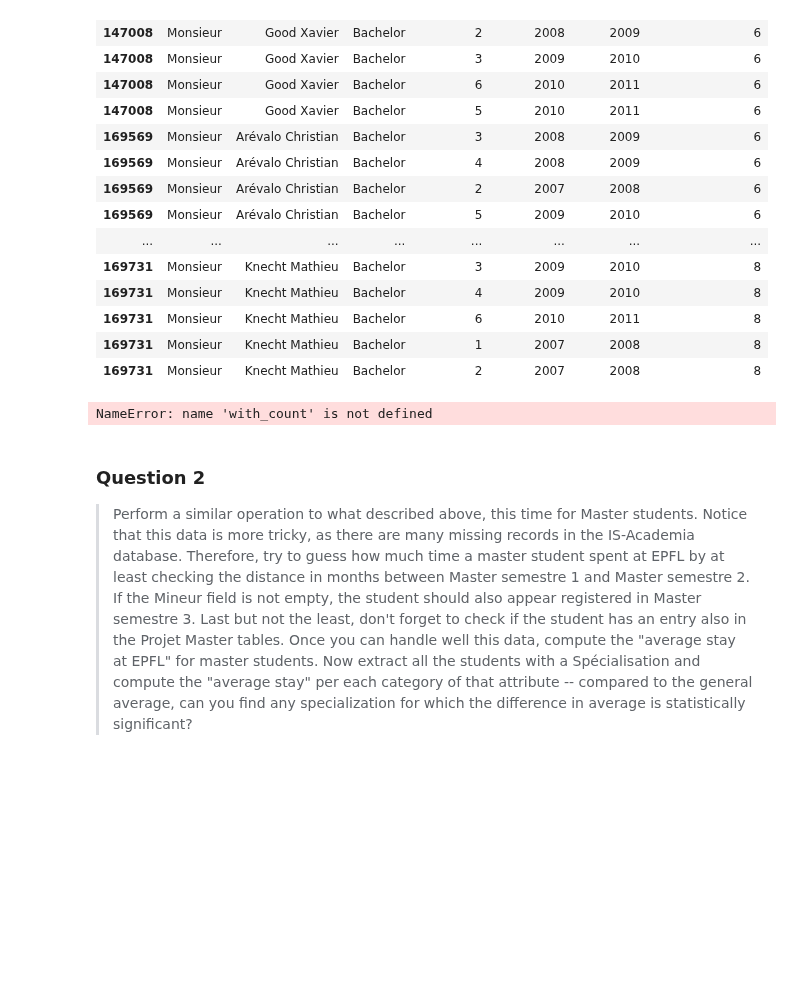
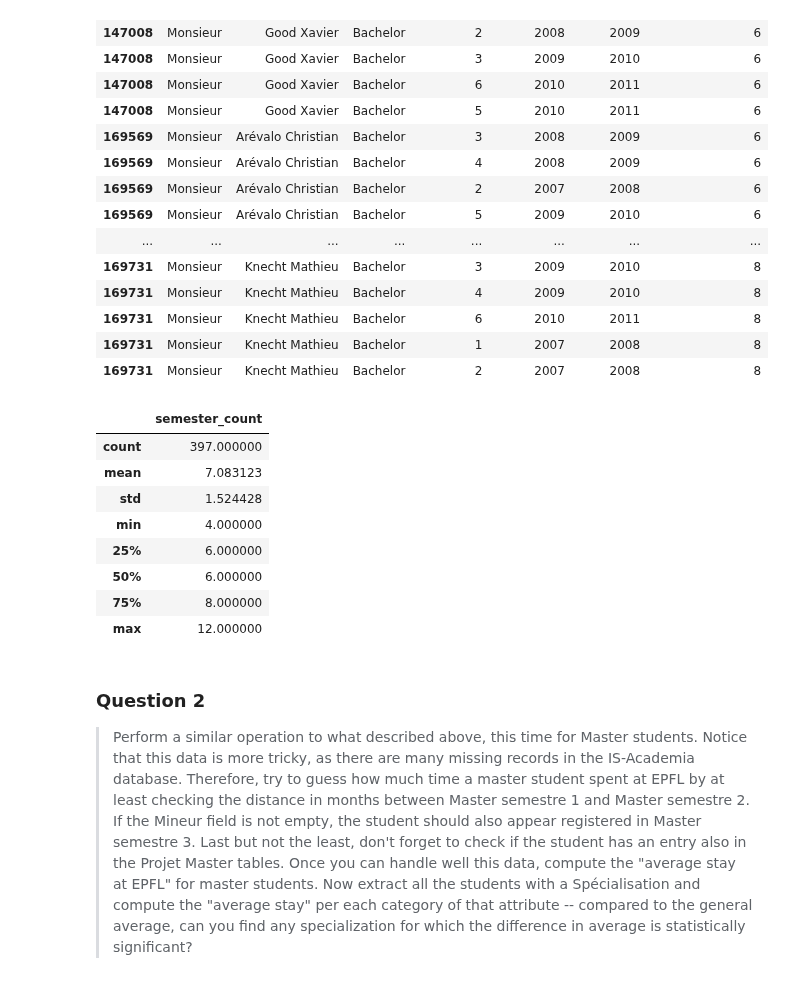
Before and after one commit to romac/ADAHomeworks, a Jupyter notebook: 02 - Data from the Web/Scraper-Simon.ipynb, the cells around one changed output. Drawn from its saved outputs; the diff is of its cells as text; code cells hidden in the pictures; blank space fills up the shorter version.

```diff
--- a/02 - Data from the Web/Scraper-Simon.ipynb
+++ b/02 - Data from the Web/Scraper-Simon.ipynb
@@ -406,10 +388,18 @@ with_counts.head(20)
 | 169731 | Monsieur | Knecht Mathieu | Bachelor | 1 | 2007 | 2008 | 8 |
 | 169731 | Monsieur | Knecht Mathieu | Bachelor | 2 | 2007 | 2008 | 8 |
 # %%
-abc = with_count[['title', 'name', 'semester_count']].reset_index().groupby('sciper').agg('first')
-abc.sample(10)
+abc = with_counts[['title', 'name', 'semester_count']].reset_index().groupby('sciper').agg('first')
+abc.describe()
 # %% [output]
-NameError: name 'with_count' is not defined
+|  | semester_count |
+| count | 397.000000 |
+| mean | 7.083123 |
+| std | 1.524428 |
+| min | 4.000000 |
+| 25% | 6.000000 |
+| 50% | 6.000000 |
+| 75% | 8.000000 |
+| max | 12.000000 |
 # %%
 by_title = abc.groupby('title')
 by_title['semester_count'].describe()
```
Also changed, not shown: parts of 15 cells of this notebook.
